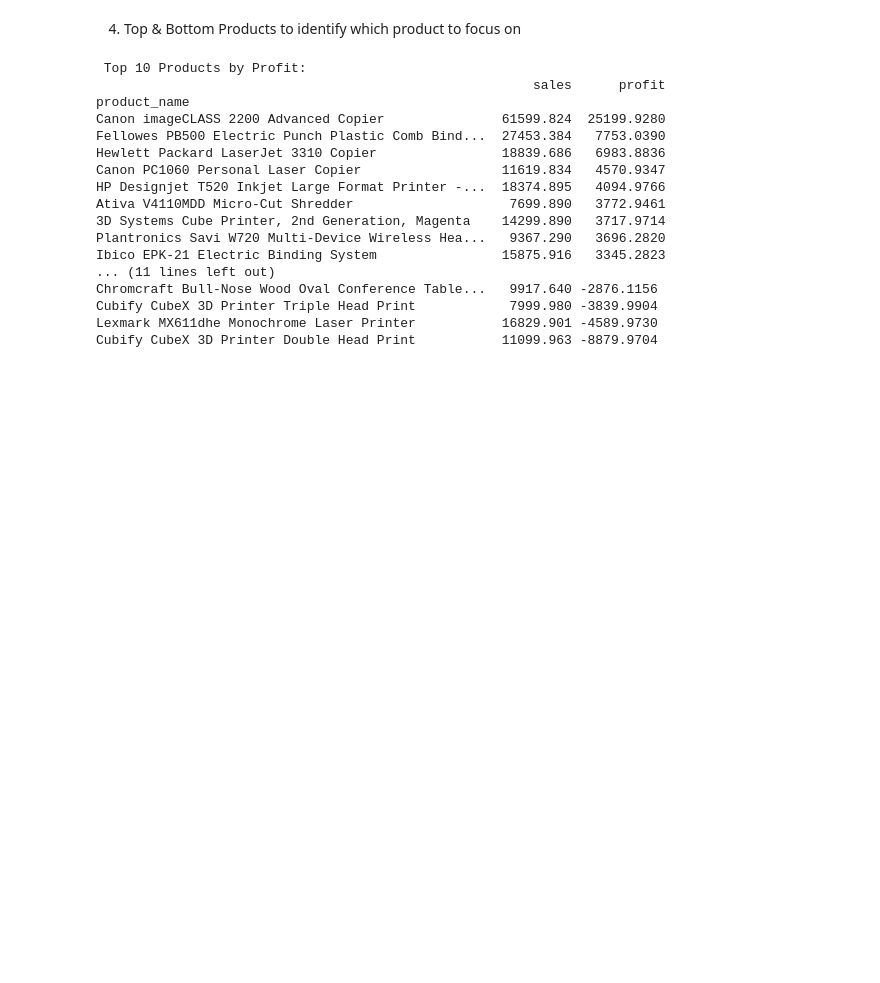
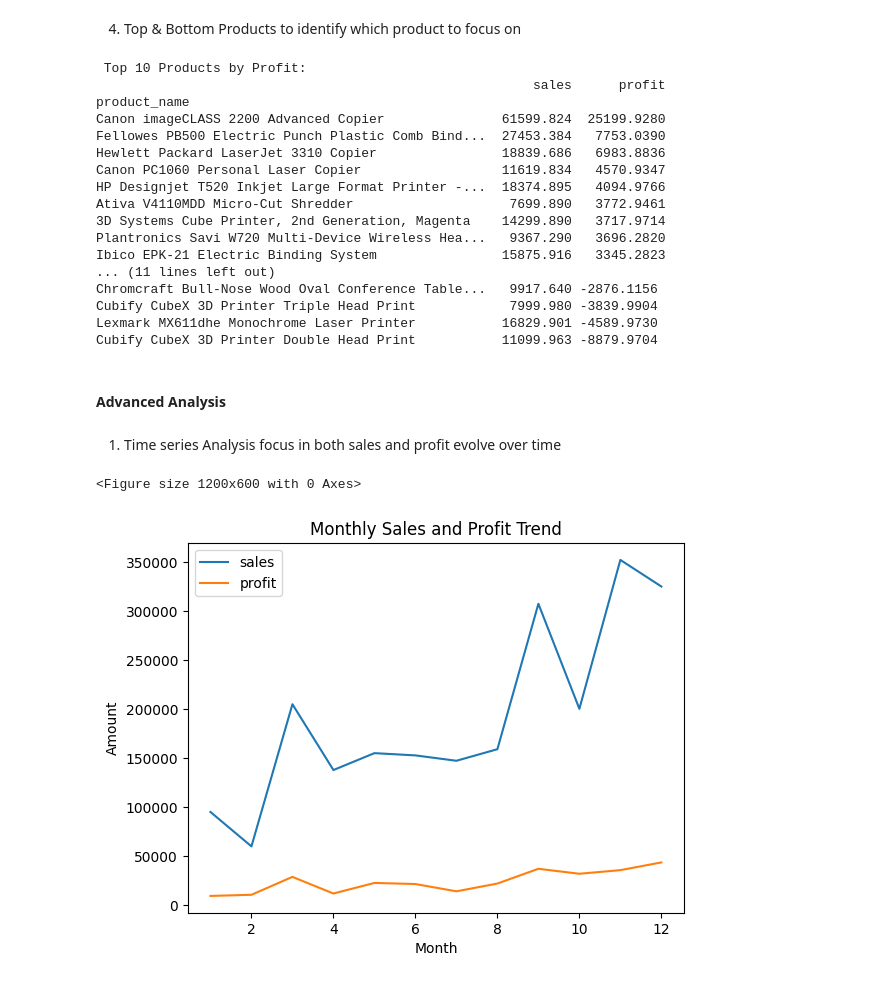
Before and after one commit to Achbabita/Sales-Performance-Analysis-and-Forecasting, a Jupyter notebook: Notebook/data_overview.ipynb, the cells around one changed output. Cells and saved outputs as stored; diff of their text form; code cells hidden in the pictures; blank space fills up the shorter version.

Commit message:
sales

```diff
--- a/Notebook/data_overview.ipynb
+++ b/Notebook/data_overview.ipynb
@@ -338,3 +338,29 @@ Chromcraft Bull-Nose Wood Oval Conference Table...   9917.640 -2876.1156
 Cubify CubeX 3D Printer Triple Head Print            7999.980 -3839.9904
 Lexmark MX611dhe Monochrome Laser Printer           16829.901 -4589.9730
 Cubify CubeX 3D Printer Double Head Print           11099.963 -8879.9704
+# %% [markdown]
+#### Advanced Analysis
+# %% [markdown]
+1. Time series Analysis
+  focus in both sales and profit evolve over time
+# %%
+# convert order_date to datetime
+df['order_date'] = pd.to_datetime(df['order_date'])
+# %%
+# creating time features
+df['order_year'] = df['order_date'].dt.year
+df['order_quarter'] = df['order_date'].dt.quarter
+df['order_month'] = df['order_date'].dt.month
+
+monthly_trend = df.groupby ('order_month')[['sales', 'profit']].sum()
+
+# VIsualisation
+plt.figure(figsize=(12,6))
+monthly_trend.plot(kind = 'line', color = ['#1f77b4', '#ff7f0e'])
+plt.title('Monthly Sales and Profit Trend')
+plt.xlabel('Month')
+plt.ylabel('Amount')
+plt.show()
+# %% [output]
+<Figure size 1200x600 with 0 Axes>
+[figure, added]
```
Also changed, not shown: parts of 6 cells of this notebook.
